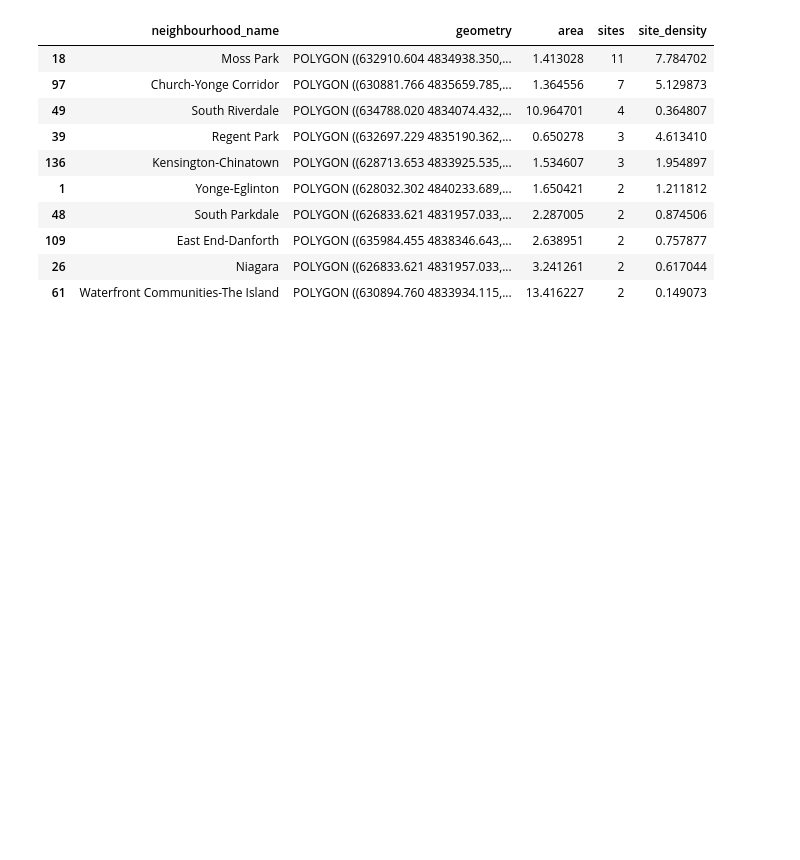
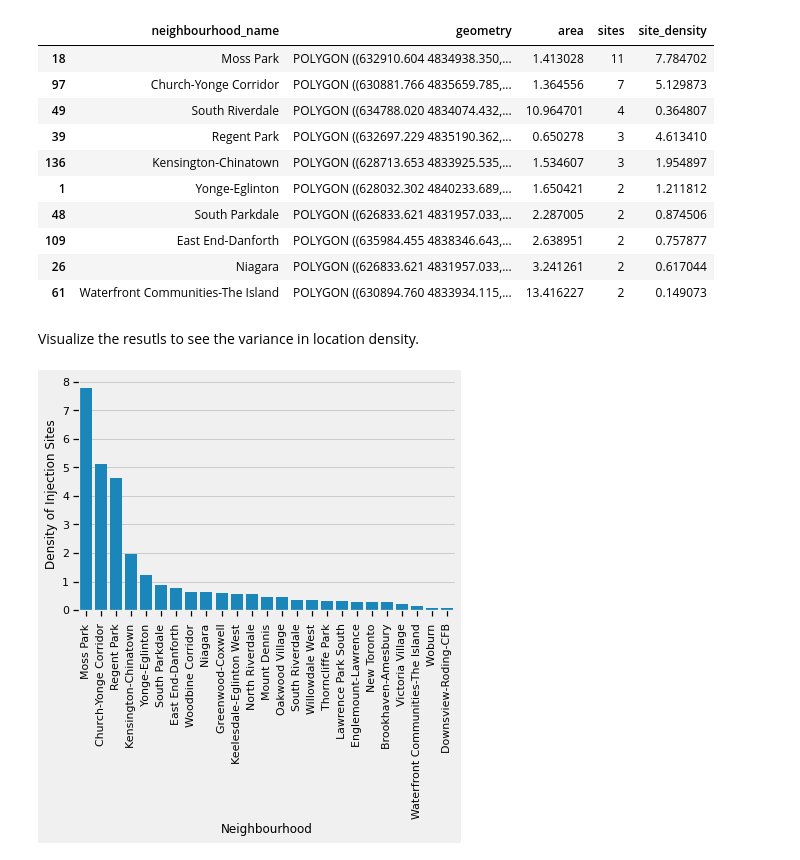
Before and after one commit to jayshah2111/team-algorithm-avengers, a Jupyter notebook: Injection_site_maps.ipynb, the cells around one changed output. Cells and saved outputs as stored; diff of their text form; code cells hidden in the pictures; blank space fills up the shorter version.

```diff
--- a/Injection_site_maps.ipynb
+++ b/Injection_site_maps.ipynb
@@ -243,6 +245,17 @@ neighbourhoods.head(10)
 | 109 | East End-Danforth | POLYGON ((635984.455 4838346.643,... | 2.638951 | 2 | 0.757877 |
 | 26 | Niagara | POLYGON ((626833.621 4831957.033,... | 3.241261 | 2 | 0.617044 |
 | 61 | Waterfront Communities-The Island | POLYGON ((630894.760 4833934.115,... | 13.416227 | 2 | 0.149073 |
+# %% [markdown]
+Visualize the resutls to see the variance in location density.
+# %%
+neighbourhoods_with_sites = neighbourhoods[neighbourhoods['sites']>0].sort_values(by='site_density',ascending = False)
+sns.barplot(neighbourhoods_with_sites, x='neighbourhood_name', y='site_density')
+plt.ylabel('Density of Injection Sites')
+plt.xlabel('Neighbourhood')
+plt.xticks(rotation=90)
+plt.show()
+# %% [output]
+[figure, added]
 # %%
 neighbourhoods = neighbourhoods.drop(columns='geometry')
 # %%
```
Also changed, not shown: parts of 3 cells of this notebook, 1 other file.
